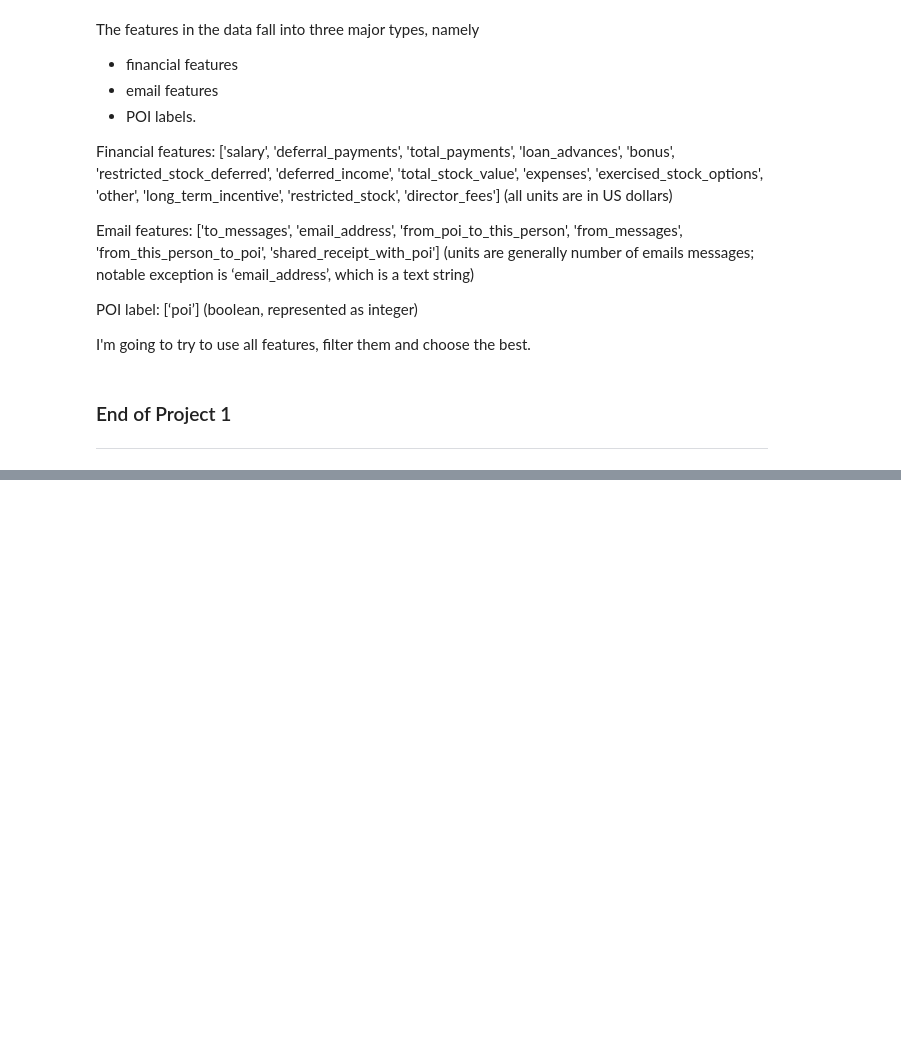
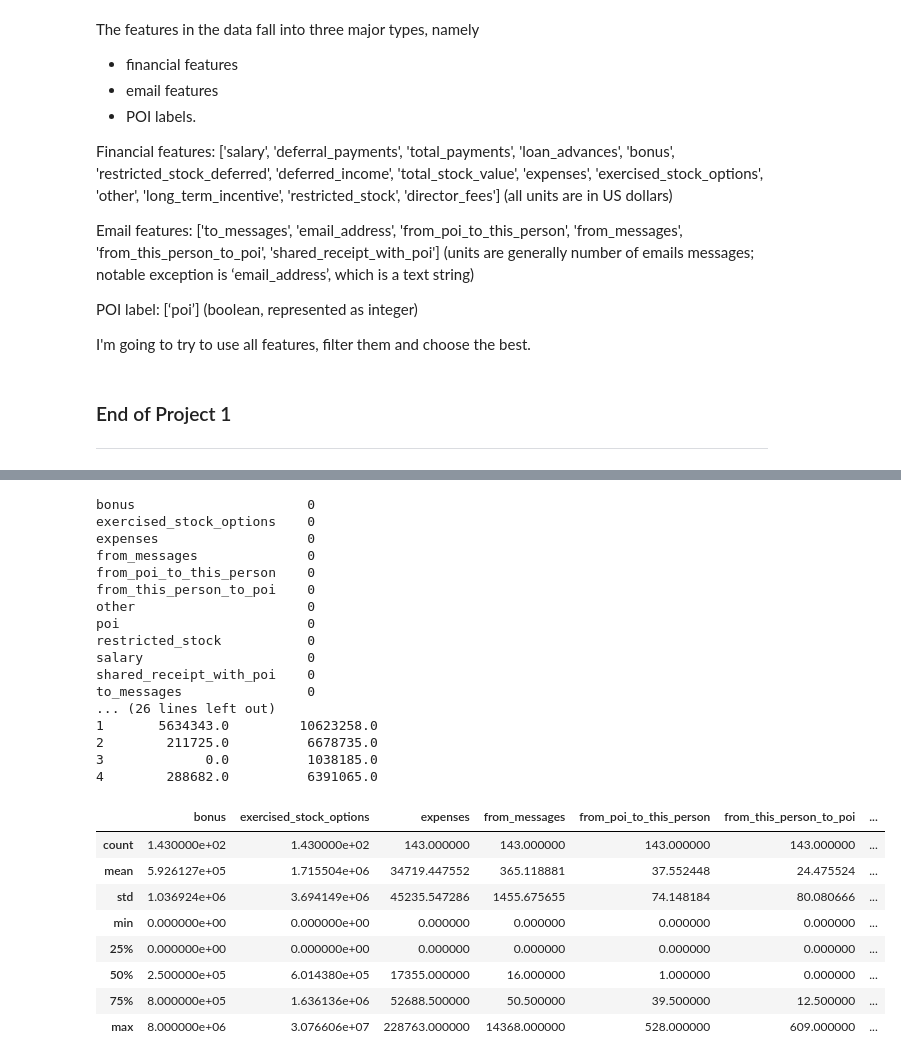
Before and after one commit to geekquad/Fraud-Detection, a Jupyter notebook: Fraud Detection from ENRON dataset.ipynb, the cells around one changed output, grey strips where cells are left out. Cells and saved outputs as stored; diff of their text form; code cells hidden in the pictures; blank space fills up the shorter version.

```diff
--- a/Fraud Detection from ENRON dataset.ipynb
+++ b/Fraud Detection from ENRON dataset.ipynb
@@ -206,0 +209,9 @@ I'm going to try to use all features, filter them and choose the best.
+# %%
+## Remove column from df if null counter > 65
+for column, series in df.iteritems():
+    if series.isnull().sum()> 65:
+        df.drop(column, axis=1, inplace=True)
+
+## Remove email address column
+if 'email_address' in list(df.columns.values):
+    df.drop('email_address', axis=1, inplace=True)
@@ -206,0 +240,42 @@ I'm going to try to use all features, filter them and choose the best.
+# %%
+# Impute the missing values
+#from sklearn.preprocessing import Imputer
+#imp = Imputer(missing_values='NaN', strategy='median', axis=0)
+#imp.fit(df)
+#df_imp = pd.DataFrame(imp.transform(df.copy(deep=True)))
+
+df_imp = df.replace(to_replace=np.nan, value=0)
+df_imp = df.fillna(0).copy(deep=True)
+df_imp.columns = list(df.columns.values)
+
+print(df_imp.isnull().sum())
+print(df_imp.head())
+
+df_imp.describe()
+# %% [output]
+bonus                      0
+exercised_stock_options    0
+expenses                   0
+from_messages              0
+from_poi_to_this_person    0
+from_this_person_to_poi    0
+other                      0
+poi                        0
+restricted_stock           0
+salary                     0
+shared_receipt_with_poi    0
+to_messages                0
+... (26 lines left out)
+1       5634343.0         10623258.0
+2        211725.0          6678735.0
+3             0.0          1038185.0
+4        288682.0          6391065.0
+|  | bonus | exercised_stock_options | expenses | from_messages | from_poi_to_this_person | from_this_person_to_poi | ... |
+| count | 1.430000e+02 | 1.430000e+02 | 143.000000 | 143.000000 | 143.000000 | 143.000000 | ... |
+| mean | 5.926127e+05 | 1.715504e+06 | 34719.447552 | 365.118881 | 37.552448 | 24.475524 | ... |
+| std | 1.036924e+06 | 3.694149e+06 | 45235.547286 | 1455.675655 | 74.148184 | 80.080666 | ... |
+| min | 0.000000e+00 | 0.000000e+00 | 0.000000 | 0.000000 | 0.000000 | 0.000000 | ... |
+| 25% | 0.000000e+00 | 0.000000e+00 | 0.000000 | 0.000000 | 0.000000 | 0.000000 | ... |
+| 50% | 2.500000e+05 | 6.014380e+05 | 17355.000000 | 16.000000 | 1.000000 | 0.000000 | ... |
+| 75% | 8.000000e+05 | 1.636136e+06 | 52688.500000 | 50.500000 | 39.500000 | 12.500000 | ... |
+| max | 8.000000e+06 | 3.076606e+07 | 228763.000000 | 14368.000000 | 528.000000 | 609.000000 | ... |
```
Also changed, not shown: parts of 4 cells of this notebook.
